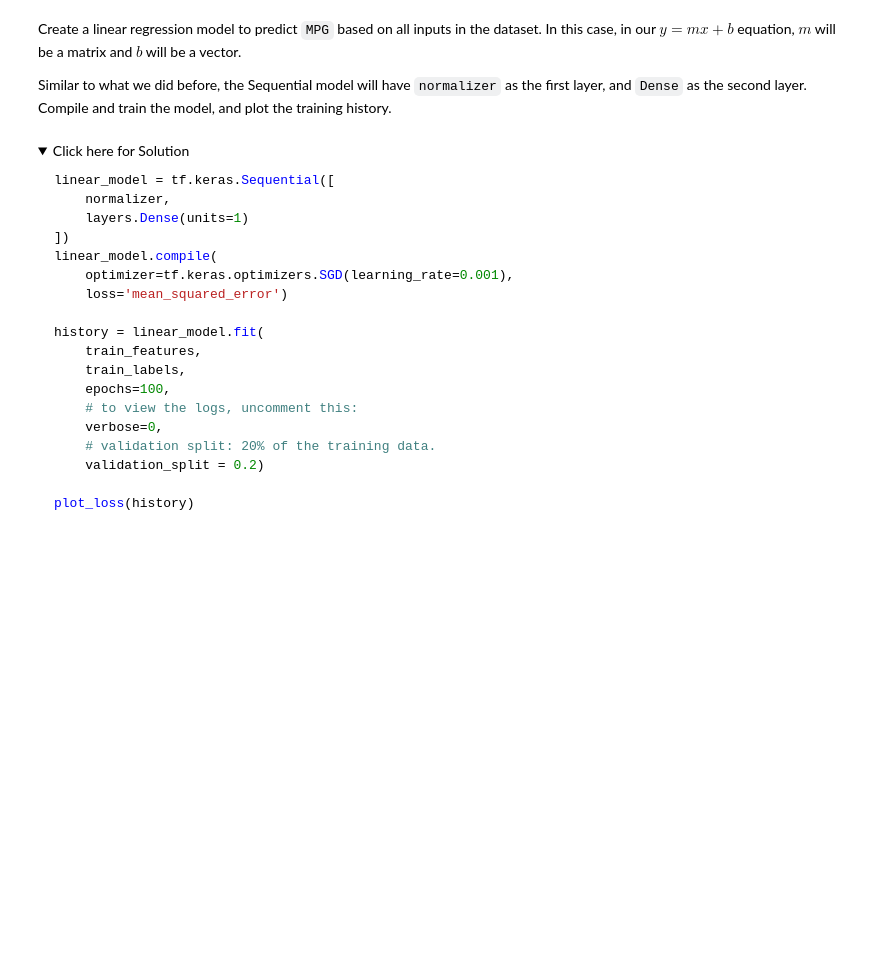
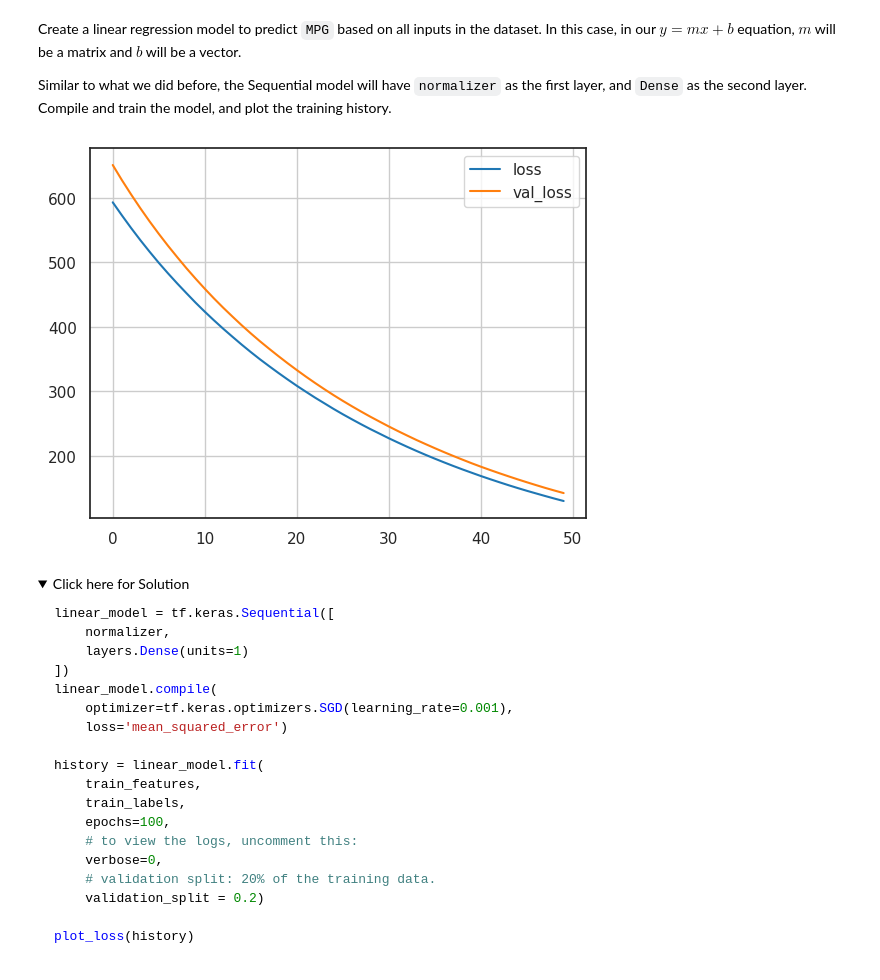
Before and after one commit to MassGH2023/Deep-Learning-and-Neural-Network, a Jupyter notebook: regression_Keras.ipynb, the cells around one changed output. Cells and saved outputs as stored; diff of their text form; code cells hidden in the pictures; folded sections open; blank space fills up the shorter version.

```diff
--- a/regression_Keras.ipynb
+++ b/regression_Keras.ipynb
@@ -488,5 +751,7 @@ Drop all the rows that have NA values, and remove the `origin` column as it is c
 # %%
 # Write your solution here
+df = raw_dataset.dropna()
+df = df.drop(columns = ["Origin"])
 # %% [markdown]
 <details>
     <summary>Click here for Solution</summary>
@@ -506,3 +769,9 @@ Split the data into training and test, and split the target from features.
+# %%
+# Write your solution here
+from sklearn.model_selection import train_test_split
+X = df.copy()
+y = X.pop('MPG')
+X_train, X_test, y_train, y_test = train_test_split(X, y, test_size = 0.2, random_state = 42)
 # %% [markdown]
 <details>
     <summary>Click here for Solution</summary>
@@ -525,3 +794,4 @@ test_labels = test_features.pop('MPG')
 Next, use `tf.keras.layers.Normalization` to add feature normalization to the model. Using `normalization.adapt`, fit the state of the pre-processing layer to the training data. Calculate and print the mean and variance.
 # %%
 # Write your solution here
+norm = tf.keras.layers.Normalization(axis = -1)
@@ -548,3 +822,14 @@ Similar to what we did before, the Sequential model will have `normalizer` as th
+# %%
+# Write your solution here
+car = tf.keras.Sequential([norm,
+layers.Dense(units = 1)
+])
+car.compile(optimizer = tf.keras.optimizers.SGD(learning_rate = 0.001), loss = 'mean_squared_error')
+hist = car.fit(X_train, y_train, epochs = 50, verbose = 0, validation_split = 0.2)
+# %%
+plot_loss(hist)
+# %% [output]
+[figure, added]
 # %% [markdown]
 <details>
     <summary>Click here for Solution</summary>
```
Also changed, not shown: parts of 50 cells of this notebook.
